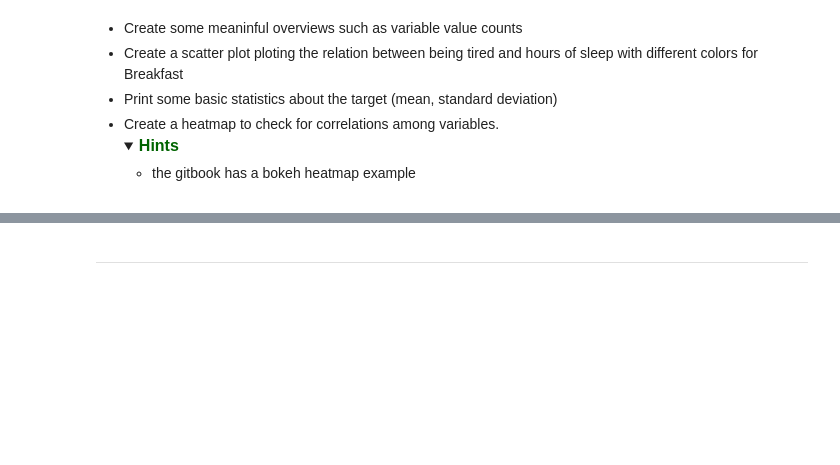
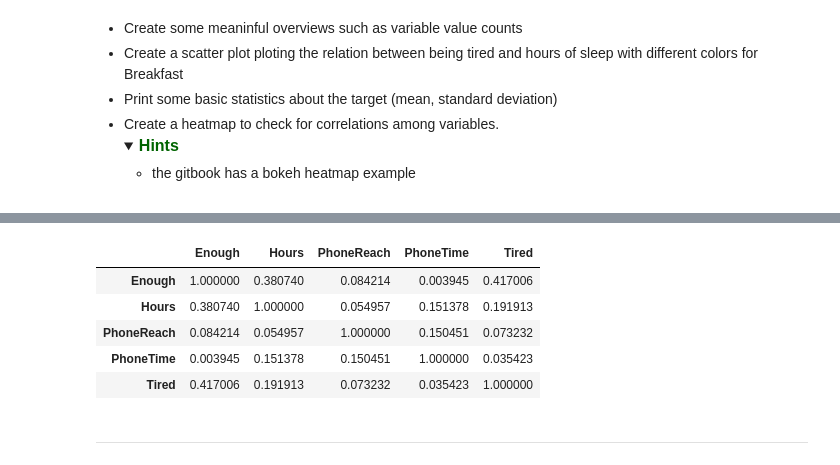
Before and after one commit to Magiduck/Programming1, a Jupyter notebook: assessments/Assignment_week_05.ipynb, the cells around one changed output, grey strips where cells are left out. Drawn from its saved outputs; the diff is of its cells as text; code cells hidden in the pictures; folded sections open; blank space fills up the shorter version.

Commit message:
data for heatmap

```diff
--- a/assessments/Assignment_week_05.ipynb
+++ b/assessments/Assignment_week_05.ipynb
@@ -93,6 +93,13 @@ Independent variables = ['Enough', 'PhoneReach', 'PhoneTime', 'Tired', 'Breakfas
 # %%
 #code printing answer about datatypes
 print(df.info())
+
+# Create numeric for heatmap
+numeric_df = df.copy()
+numeric_df.Enough = numeric_df.Enough.eq('Yes').mul(1)
+numeric_df.PhoneReach = numeric_df.PhoneReach.eq('Yes').mul(1)
+numeric_df.PhoneTime = numeric_df.PhoneTime.eq('Yes').mul(1)
+numeric_df.Tired = numeric_df.Tired.astype('int64')
 
 df.Enough = df.Enough.astype('category')
 df.PhoneReach = df.PhoneReach.astype('category')
@@ -216,5 +241,17 @@ show(p)
 # %%
 #code your answer for the heatmap here and briefly state your finding
+# Based on code by Fenna Feenstra
+c = numeric_df.corr().abs()
+y_range = (list(reversed(c.columns)))
+x_range = (list(c.index))
+display(c)
+# %% [output]
+|  | Enough | Hours | PhoneReach | PhoneTime | Tired |
+| Enough | 1.000000 | 0.380740 | 0.084214 | 0.003945 | 0.417006 |
+| Hours | 0.380740 | 1.000000 | 0.054957 | 0.151378 | 0.191913 |
+| PhoneReach | 0.084214 | 0.054957 | 1.000000 | 0.150451 | 0.073232 |
+| PhoneTime | 0.003945 | 0.151378 | 0.150451 | 1.000000 | 0.035423 |
+| Tired | 0.417006 | 0.191913 | 0.073232 | 0.035423 | 1.000000 |
 # %% [markdown]
 ---
 # %% [markdown]
```
Also changed, not shown: parts of 5 cells of this notebook.
